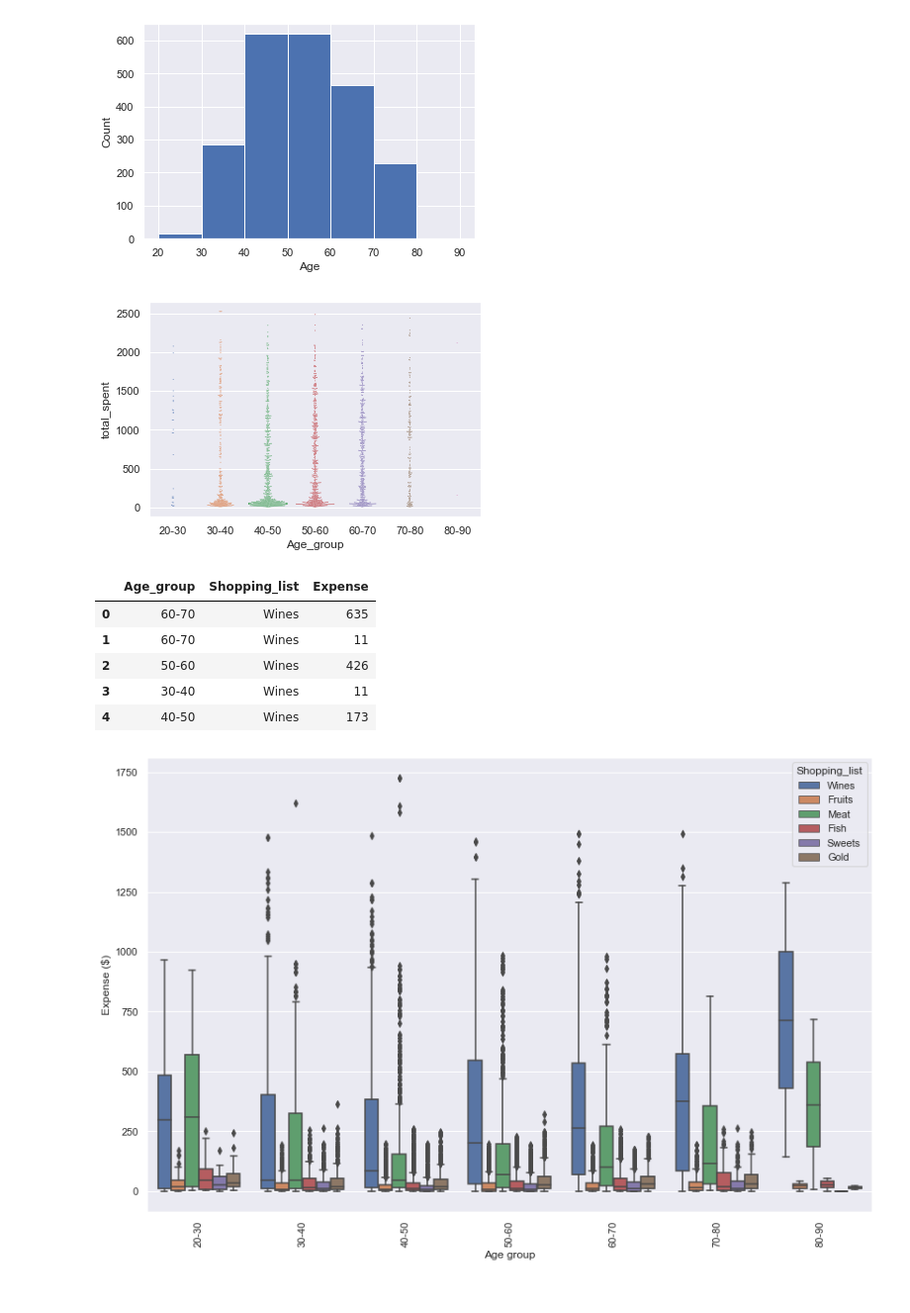
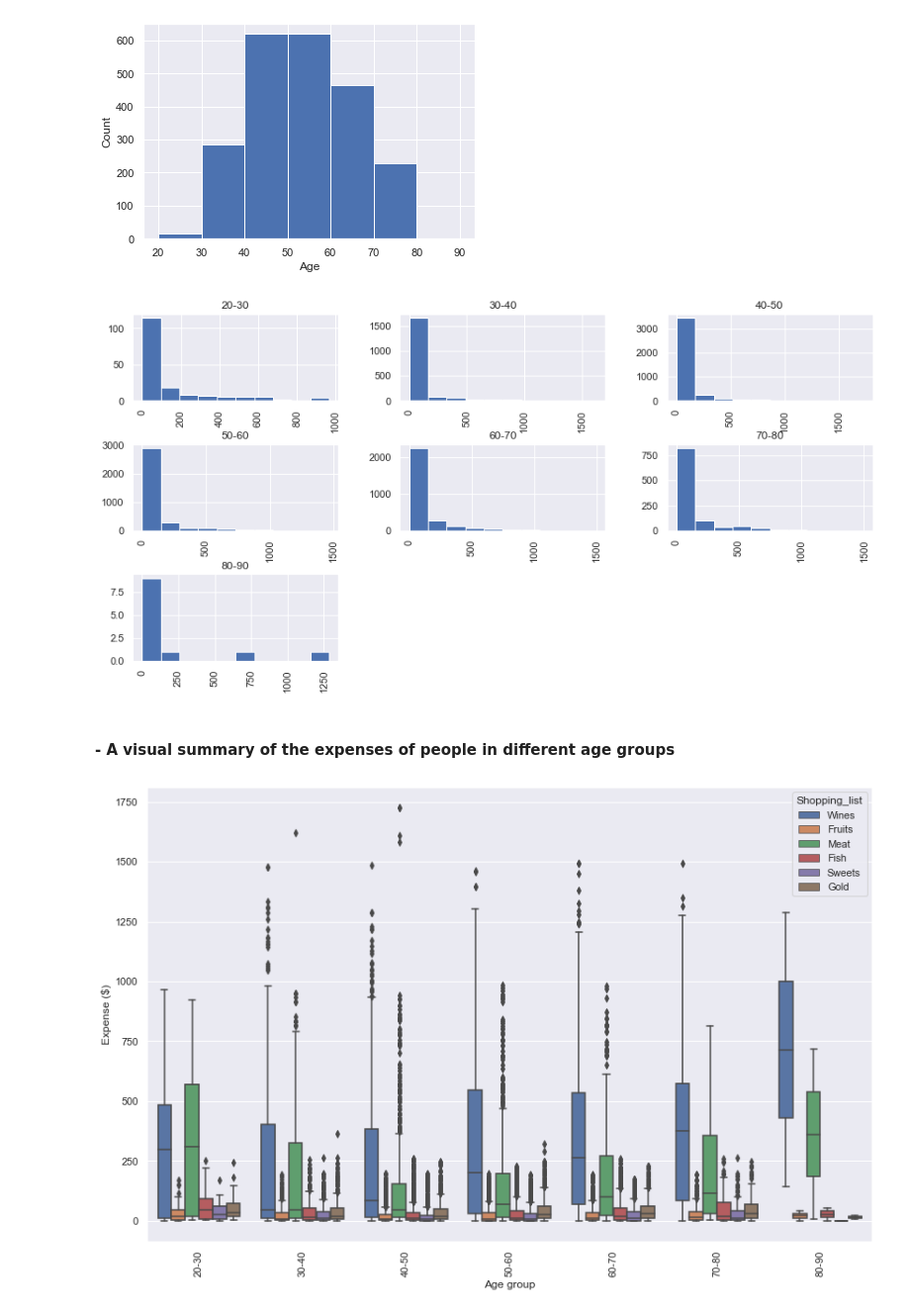
Before and after one commit to livia360/Capstone_project, a Jupyter notebook: Customer Behavior Analysis_01_Data_Wrangling.ipynb, the cells around one changed output. Shown at 99% size. Cells and saved outputs as stored; diff of their text form; code cells hidden in the pictures.

```diff
--- a/Customer Behavior Analysis_01_Data_Wrangling.ipynb
+++ b/Customer Behavior Analysis_01_Data_Wrangling.ipynb
@@ -209,9 +232,12 @@ df['Days_Enrolled'] = datetime.today() - df.Dt_Customer
 # %%
-# exrtact days from timedelta; https://stackoverflow.com/questions/31283001/get-total-number-of-hours-from-a-pandas-timedelta
-df['Days_Enrolled'] = df.Days_Enrolled.dt.days
+# use .dt.days to exrtact days in timedelta data type;
+# https://stackoverflow.com/questions/31283001/get-total-number-of-hours-from-a-pandas-timedelta
+customer_df['Days_Enrolled'] = customer_df.Days_Enrolled.dt.days
 # %%
-df['total_spent'] = df.Wines + df.Fruits + df.Meat + df.Fish + df.Sweets + df.Gold
+# use '+' to sum the total spent amount
+customer_df['Total_Spent'] = customer_df.Wines + customer_df.Fruits + customer_df.Meat + customer_df.Fish + customer_df.Sweets + customer_df.Gold
 # %%
-df['Age_group'] = pd.cut(df.Age, [20,30,40,50,60,70,80,90],
+# use pd.cut() to separate ages into groups
+customer_df['Age_group'] = pd.cut(customer_df.Age, [20,30,40,50,60,70,80,90],
                          labels=['20-30', '30-40', '40-50', '50-60', '60-70', '70-80', '80-90'])
 # %%
@@ -244,7 +271,3 @@ plt.xlabel('Age')
 plt.ylabel('Count');
 # %% [output]
 [figure]
-# %%
-sns.swarmplot(x='Age_group', y='total_spent', data=df, size=0.9);
-# %% [output]
-[figure, old version]
@@ -259,16 +274,13 @@ sns.swarmplot(x='Age_group', y='total_spent', data=df, size=0.9);
 # %%
-spent = pd.melt(df[['Age_group', 'Wines', 'Fruits', 'Meat', 'Fish',
+spent = pd.melt(customer_df[['Age_group', 'Wines', 'Fruits', 'Meat', 'Fish',
        'Sweets', 'Gold']], id_vars='Age_group', var_name='Shopping_list', value_vars=['Wines', 'Fruits', 'Meat', 'Fish',
        'Sweets', 'Gold'], value_name='Expense')
 # %%
-spent.head()
+spent.hist(by='Age_group', bins=10, figsize=(14,7));
 # %% [output]
-|  | Age_group | Shopping_list | Expense |
-| 0 | 60-70 | Wines | 635 |
-| 1 | 60-70 | Wines | 11 |
-| 2 | 50-60 | Wines | 426 |
-| 3 | 30-40 | Wines | 11 |
-| 4 | 40-50 | Wines | 173 |
+[figure, added]
+# %% [markdown]
+#### - A visual summary of the expenses of people in different age groups
 # %%
 sns.set()
 plt.subplots(figsize=(14, 9))
```
Also changed, not shown: parts of 53 cells of this notebook.
